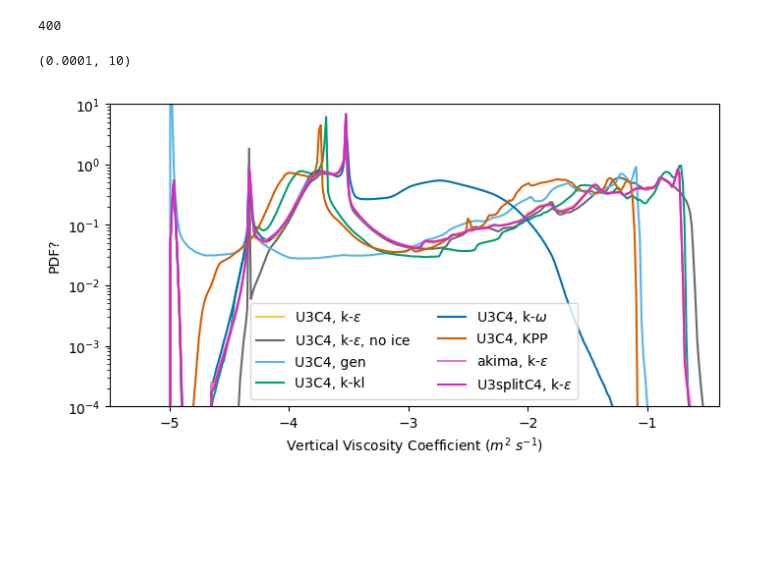
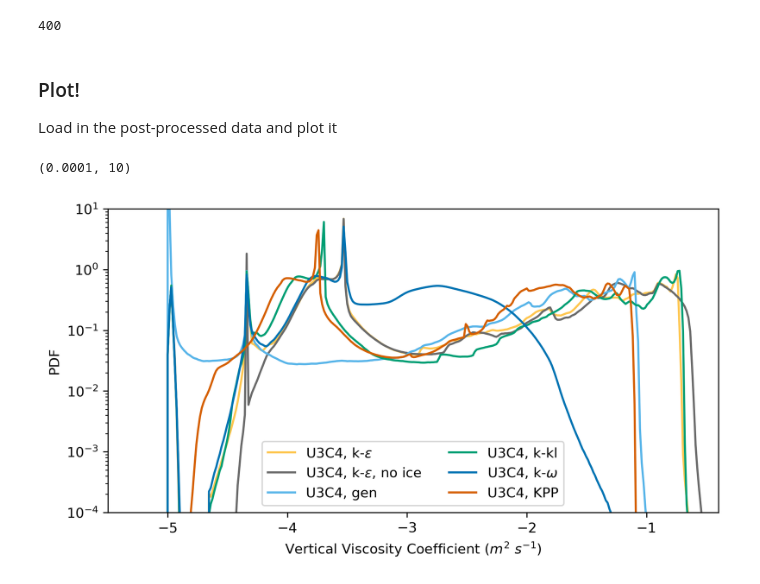
Before and after one commit to bundzis/beaufort_jet, a Jupyter notebook: Scripts/Analysis/plot_eddy_viscosity_pdf.ipynb, the cells around one changed output. Drawn from its saved outputs; the diff is of its cells as text; code cells hidden in the pictures; blank space fills up the shorter version.

Commit message:
fixed plot things

```diff
--- a/Scripts/Analysis/plot_eddy_viscosity_pdf.ipynb
+++ b/Scripts/Analysis/plot_eddy_viscosity_pdf.ipynb
@@ -442,43 +442,49 @@ roms_eddy_visc_pdfs['visc_pdf_u3splitc4_keps'].attrs['units'] = '$m^{2} s^{-1}$'
 
 # Save to a netcdf
 #roms_eddy_visc_pdfs.to_netcdf('/pscratch/sd/b/bundzis/Beaufort_ROMS_idealized_jet_scratch/Post_process_data/roms_eddy_visc_pdf_all_runs_peak_EKE_001.nc')
+# %% [markdown]
+### Plot!
+
+Load in the post-processed data and plot it
+# %%
+roms_eddy_visc = xr.open_dataset('/pscratch/sd/b/bundzis/Beaufort_ROMS_idealized_jet_scratch/Post_process_data/roms_eddy_visc_pdf_all_runs_peak_EKE_001.nc')
 # %%
 # Make the colors to use
 run_colors_all = ["#fec64e", 'dimgrey', '#56b4e9', '#009e73', '#0072b2', '#d55e00', '#e377c2', '#4eab58', '#db6d00', '#d628c1']
 # %%
 # Plot these!
 
 # Make the figure
-fig, ax=plt.subplots(1, 1, figsize=(8,4), dpi=100)
+fig, ax=plt.subplots(1, 1, figsize=(8,4), dpi=300)
 
 # Plot the different PDFs
-visc_pdf_u3c4_keps.plot(color=run_colors_all[0], label = 'U3C4, k-$\epsilon$')
-visc_pdf_u3c4_keps_no_ice.plot(color=run_colors_all[1], label = 'U3C4, k-$\epsilon$, no ice')
-visc_pdf_u3c4_gen.plot(color=run_colors_all[2], label = 'U3C4, gen')
-visc_pdf_u3c4_kkl.plot(color=run_colors_all[3], label = 'U3C4, k-kl')
-visc_pdf_u3c4_komega.plot(color=run_colors_all[4], label = 'U3C4, k-$\omega$')
-visc_pdf_u3c4_kpp.plot(color=run_colors_all[5], label = 'U3C4, KPP')
-visc_pdf_akima_keps.plot(color=run_colors_all[6], label = 'akima, k-$\epsilon$')
+roms_eddy_visc.visc_pdf_u3c4_keps.plot(color=run_colors_all[0], label = 'U3C4, k-$\epsilon$')
+roms_eddy_visc.visc_pdf_u3c4_keps_no_ice.plot(color=run_colors_all[1], label = 'U3C4, k-$\epsilon$, no ice')
+roms_eddy_visc.visc_pdf_u3c4_gen.plot(color=run_colors_all[2], label = 'U3C4, gen')
+roms_eddy_visc.visc_pdf_u3c4_kkl.plot(color=run_colors_all[3], label = 'U3C4, k-kl')
+roms_eddy_visc.visc_pdf_u3c4_komega.plot(color=run_colors_all[4], label = 'U3C4, k-$\omega$')
+roms_eddy_visc.visc_pdf_u3c4_kpp.plot(color=run_colors_all[5], label = 'U3C4, KPP')
+#roms_eddy_visc.visc_pdf_akima_keps.plot(color=run_colors_all[6], label = 'akima, k-$\epsilon$')
 #visc_pdf_hsimt_keps.plot(color=run_colors_all[7], label = 'HSIMT, k-$\epsilon$')
 #visc_pdf_mpdata_keps.plot(color=run_colors_all[8], label = 'MPDATA, k-$\epsilon$')
-visc_pdf_u3splitc4_keps.plot(color=run_colors_all[9], label = 'U3splitC4, k-$\epsilon$')
+#roms_eddy_visc.visc_pdf_u3splitc4_keps.plot(color=run_colors_all[9], label = 'U3splitC4, k-$\epsilon$')
 
 # Put the plot on log scale
 plt.semilogy()
 
 # Add a legend
 plt.legend(ncols=2)
 
 # Label the axes
 ax.set_xlabel('Vertical Viscosity Coefficient ($m^{2}$ $s^{-1}$)')
-ax.set_ylabel('PDF?')
+ax.set_ylabel('PDF')
 
 # Set axis limits
 plt.xlim(-5.5,-.4)
 plt.ylim(1e-4,10)
 # %% [output]
 (0.0001, 10)
-[figure, old version]
+[figure, new version]
 # %%
 # Plot again but with markers for peak
 # and background values
```
